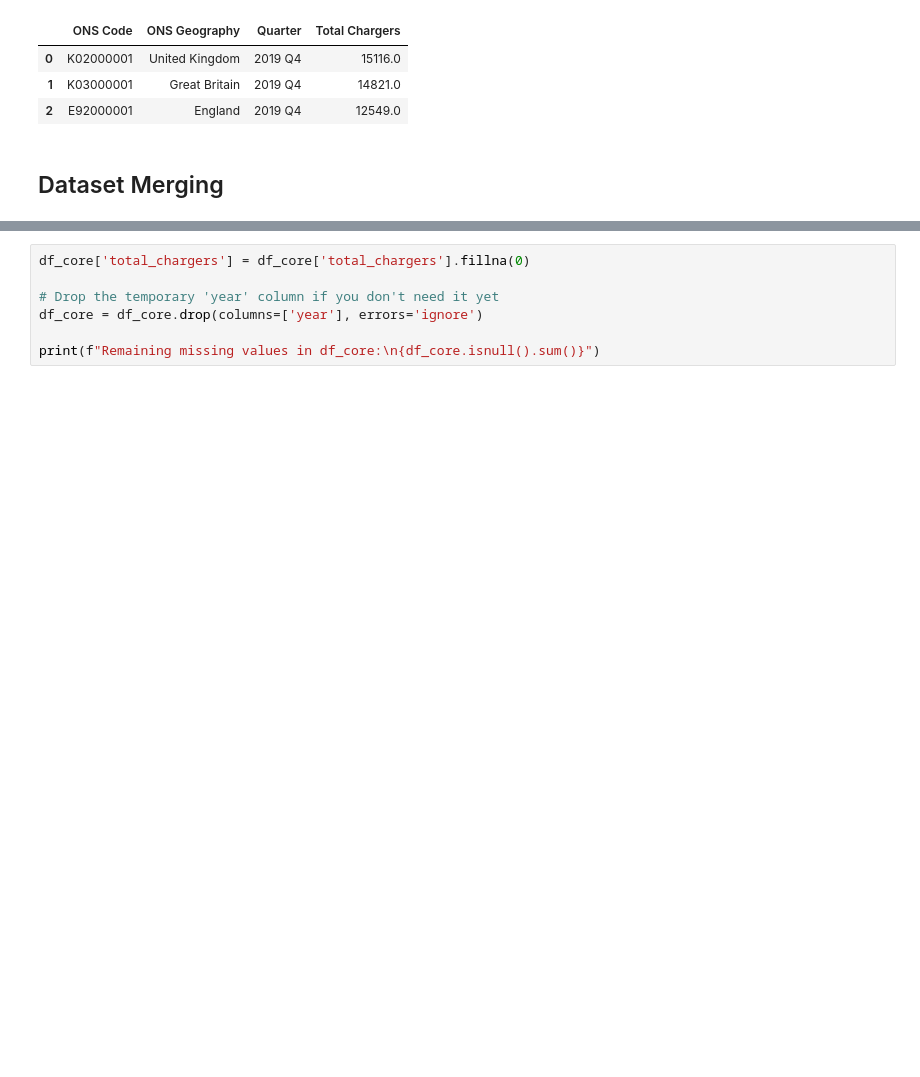
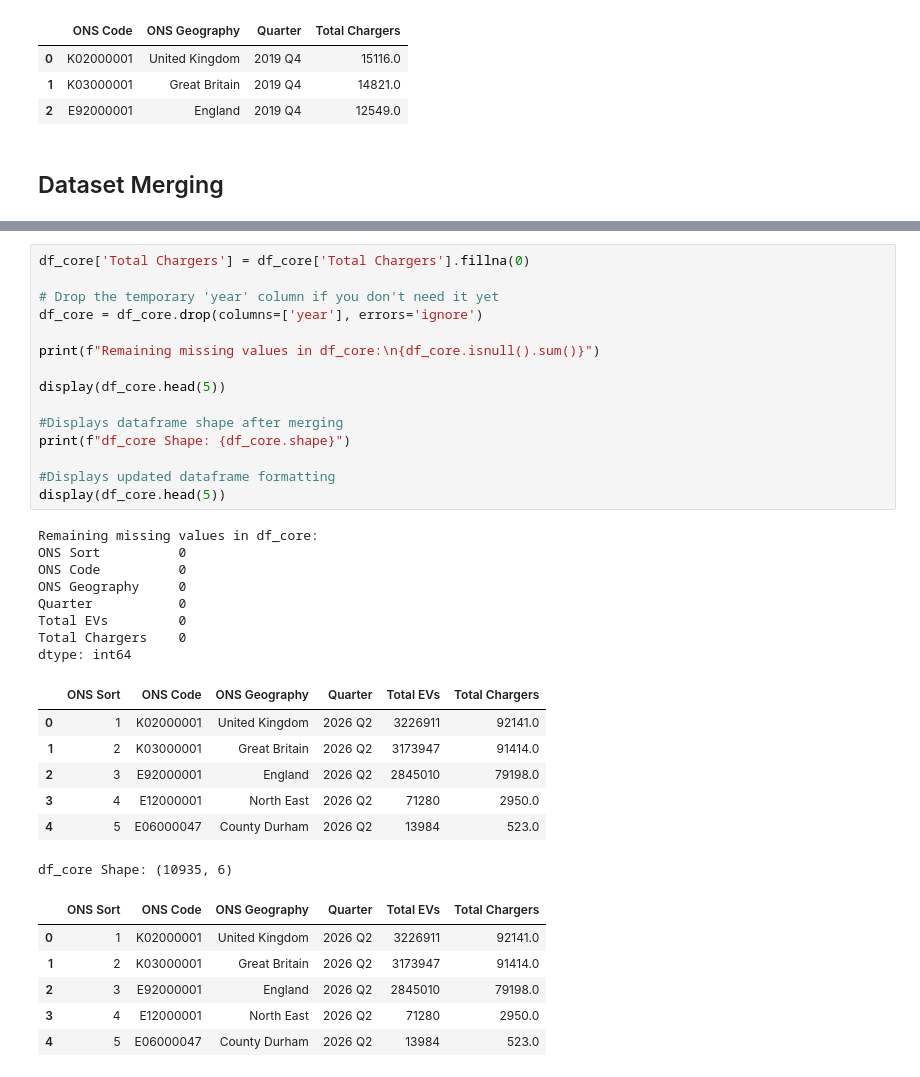
Before and after one commit to leon72305-source/DSAI_FINAL, a Jupyter notebook: DSandAIP2027_Drafts.ipynb, the cells around one changed output, grey strips where cells are left out. Drawn from its saved outputs; the diff is of its cells as text; blank space fills up the shorter version.

```diff
--- a/DSandAIP2027_Drafts.ipynb
+++ b/DSandAIP2027_Drafts.ipynb
@@ -276,7 +324,37 @@ display(df_core.head(5))
 # %%
-df_core['total_chargers'] = df_core['total_chargers'].fillna(0)
+df_core['Total Chargers'] = df_core['Total Chargers'].fillna(0)
 
 # Drop the temporary 'year' column if you don't need it yet
 df_core = df_core.drop(columns=['year'], errors='ignore')
 
 print(f"Remaining missing values in df_core:\n{df_core.isnull().sum()}")
+
+display(df_core.head(5))
+
+#Displays dataframe shape after merging
+print(f"df_core Shape: {df_core.shape}")
+
+#Displays updated dataframe formatting
+display(df_core.head(5))
+# %% [output]
+Remaining missing values in df_core:
+ONS Sort          0
+ONS Code          0
+ONS Geography     0
+Quarter           0
+Total EVs         0
+Total Chargers    0
+dtype: int64
+|  | ONS Sort | ONS Code | ONS Geography | Quarter | Total EVs | Total Chargers |
+| 0 | 1 | K02000001 | United Kingdom | 2026 Q2 | 3226911 | 92141.0 |
+| 1 | 2 | K03000001 | Great Britain | 2026 Q2 | 3173947 | 91414.0 |
+| 2 | 3 | E92000001 | England | 2026 Q2 | 2845010 | 79198.0 |
+| 3 | 4 | E12000001 | North East | 2026 Q2 | 71280 | 2950.0 |
+| 4 | 5 | E06000047 | County Durham | 2026 Q2 | 13984 | 523.0 |
+df_core Shape: (10935, 6)
+|  | ONS Sort | ONS Code | ONS Geography | Quarter | Total EVs | Total Chargers |
+| 0 | 1 | K02000001 | United Kingdom | 2026 Q2 | 3226911 | 92141.0 |
+| 1 | 2 | K03000001 | Great Britain | 2026 Q2 | 3173947 | 91414.0 |
+| 2 | 3 | E92000001 | England | 2026 Q2 | 2845010 | 79198.0 |
+| 3 | 4 | E12000001 | North East | 2026 Q2 | 71280 | 2950.0 |
+| 4 | 5 | E06000047 | County Durham | 2026 Q2 | 13984 | 523.0 |
```
Also changed, not shown: parts of 6 cells of this notebook.
